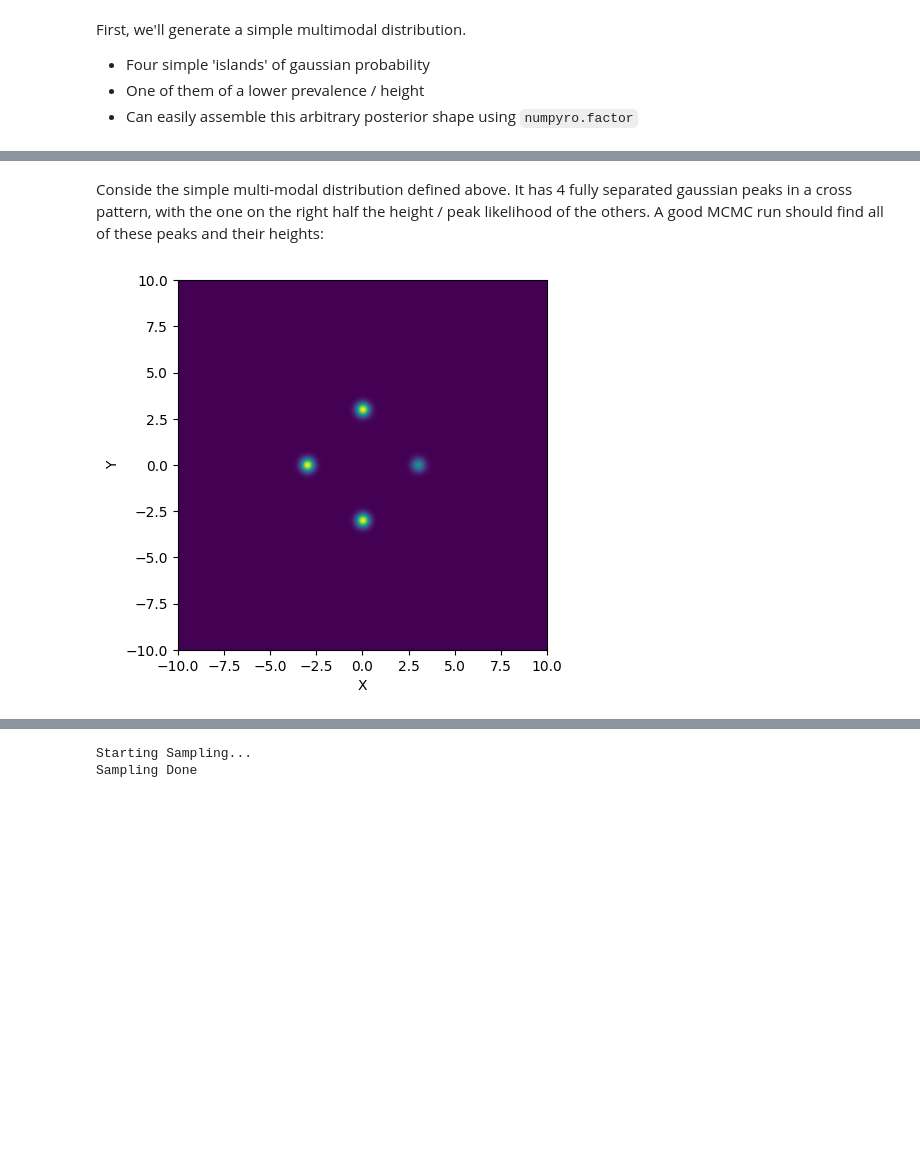
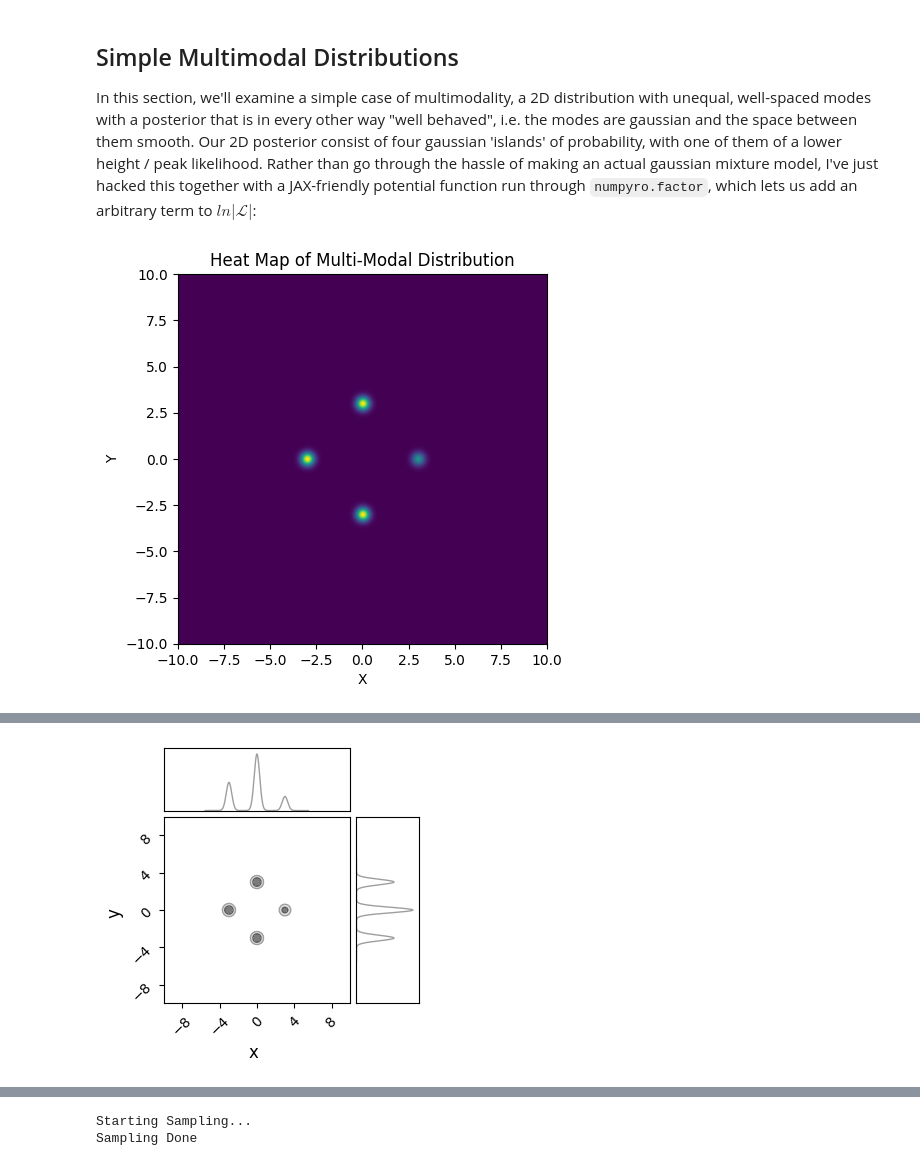
Before and after one commit to HughMcDougall/HughMcDougall.github.io, a Jupyter notebook: blog/02_numpyro/03_mcmcsamplers/_multimodal.ipynb, the cells around one changed output, grey strips where cells are left out. Cells and saved outputs as stored; diff of their text form; code cells hidden in the pictures; blank space fills up the shorter version.

```diff
--- a/blog/02_numpyro/03_mcmcsamplers/_multimodal.ipynb
+++ b/blog/02_numpyro/03_mcmcsamplers/_multimodal.ipynb
@@ -17,33 +25,55 @@ warnings.filterwarnings("ignore", category=FutureWarning)
 # %% [markdown]
-First, we'll generate a simple multimodal distribution.
-* Four simple 'islands' of gaussian probability
-* One of them of a lower prevalence / height
-* Can easily assemble this arbitrary posterior shape using `numpyro.factor`
+## Simple Multimodal Distributions <a id='simpledist'></a>
+
+In this section, we'll examine a simple case of multimodality, a 2D distribution with unequal, well-spaced modes with a posterior that is in every other way "well behaved", i.e. the modes are gaussian and the space between them smooth. Our 2D posterior consist of four gaussian 'islands' of probability, with one of them of a lower height / peak likelihood. Rather than go through the hassle of making an actual gaussian mixture model, I've just hacked this together with a JAX-friendly potential function run through `numpyro.factor`, which lets us add an arbitrary term to $ln \lvert \mathcal{L} \rvert$:
 # %%
 width, spacing = 0.25, 3.0 # Width / dist from center of gaussian modes
 
 # Prior Volume
 xmin, xmax = -10, 10
 ymin, ymax = -10,10
 
 #----------------------------
 
 def potential(x,y):
     '''Multimodal potential function'''
     out=0
 
     # Likelihood Modes
     out+=jnp.exp(-1/2* (jnp.power((x - spacing),2) + jnp.power(y,2)) / width**2) * 0.5 # Mode on right, half as high
-    out+=jnp.exp(-1/2* (jnp.power((x + spacing),2) + jnp.power(y,2))/ width**2)   # left mode
-    out+=jnp.exp(-1/2* (jnp.power(x, 2)   + jnp.power(y-spacing,2))/ width**2) # top mode
-    out+=jnp.exp(-1/2* (jnp.power(x, 2)   + jnp.power(y+spacing,2))/ width**2) # bottom mode
+    out+=jnp.exp(-1/2* (jnp.power((x + spacing),2) + jnp.power(y,2))/ width**2)        # Left mode
+    out+=jnp.exp(-1/2* (jnp.power(x, 2)   + jnp.power(y-spacing,2))/ width**2)         # Top mode
+    out+=jnp.exp(-1/2* (jnp.power(x, 2)   + jnp.power(y+spacing,2))/ width**2)         # Bottom mode
 
     return(out)
 
 def model():
     '''NumPyro Model'''
     x = numpyro.sample('x', numpyro.distributions.Uniform(xmin,xmax))
     y = numpyro.sample('y', numpyro.distributions.Uniform(ymin,ymax))
 
     # Extra 1E-15 term required because samplers can break when the potential gets too close to zero
     numpyro.factor('potfunc',jnp.log(potential(x,y) + 1E-15) )
+
+#------------------------------------------
+# Plotting
+
+# Generate a grid of X/Y values
+nplot = 1024
+xplot, yplot = jnp.linspace(xmin,xmax, nplot), jnp.linspace(ymin,ymax, nplot)
+X, Y = jnp.meshgrid(xplot, yplot)
+
+# Use these to construct the potential function
+Z = potential(X,Y)
+plt.imshow(Z[::-1,::], extent = [xmin, xmax, ymin, ymax]) # Plot heatmap of the distribution
+plt.xlabel("X")
+plt.ylabel("Y")
+plt.title("Heat Map of Multi-Modal Distribution")
+plt.show()
+
+C= ChainConsumer()
+C.add_chain({'x':X.flatten(), 'y':Y.flatten()}, weights=Z.flatten(), color='grey')
+C.plotter.plot(extents = {'x':[xmin,xmax],'y':[ymin,ymax]})
+plt.show()
+# %% [output]
+[figure, added]
@@ -50,17 +82,2 @@ def model():
+[figure, added]
-# %% [markdown]
-Conside the simple multi-modal distribution defined above. It has 4 fully separated gaussian peaks in a cross pattern, with  the one on the right half the height / peak likelihood of the others. A good MCMC run should find all of these peaks and their heights:
-# %%
-# Generate a grid of X/Y values
-nplot = 1024
-xplot, yplot = jnp.linspace(xmin,xmax, nplot), jnp.linspace(ymin,ymax, nplot)
-X, Y = jnp.meshgrid(xplot, yplot)
-
-# Use these to construct the potential function
-Z = potential(X,Y)
-plt.imshow(Z[::-1,::], extent = [xmin, xmax, ymin, ymax]) # Plot heatmap of the distribution
-plt.xlabel("X")
-plt.ylabel("Y")
-plt.show()
-# %% [output]
-[figure, removed]
 # %% [markdown]
```
Also changed, not shown: parts of 44 cells of this notebook, 29 other files.
